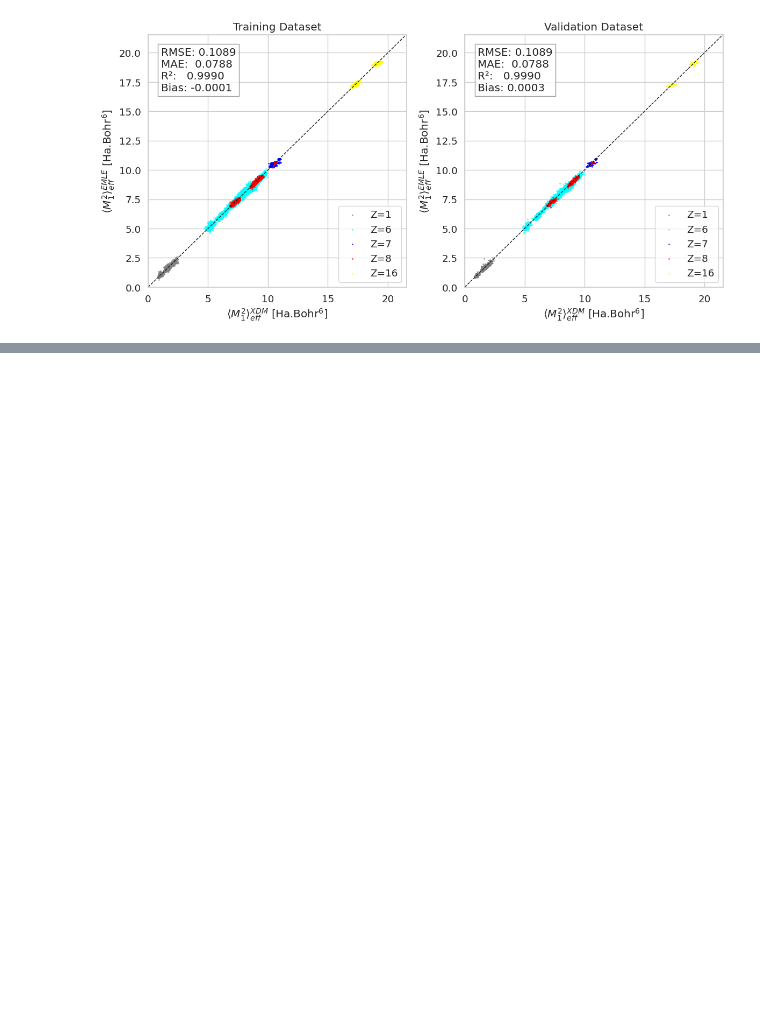
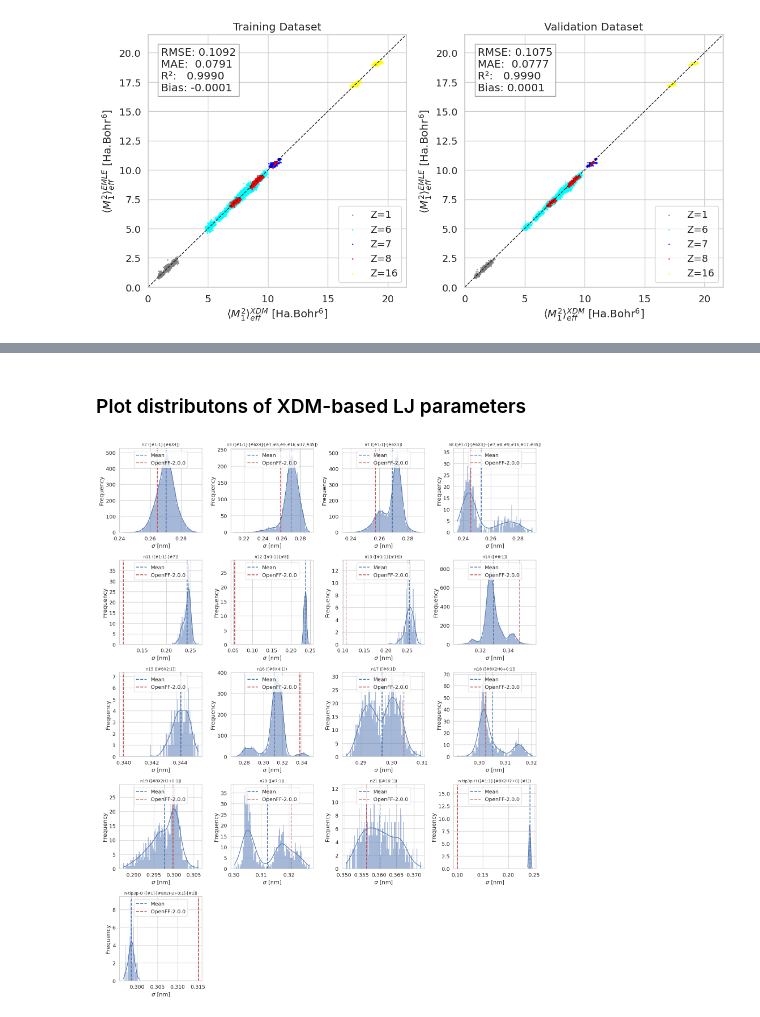
Before and after one commit to michellab/EMLE_LJ_SI, a Jupyter notebook: training/xdm_moments/train_xdm_moments.ipynb, the cells around one changed output, grey strips where cells are left out. Saved outputs shown, nothing was run; the diff lists cells and outputs as text; code cells hidden in the pictures; blank space fills up the shorter version.

Commit message:
Add mapping to OpenFF params

```diff
--- a/training/xdm_moments/train_xdm_moments.ipynb
+++ b/training/xdm_moments/train_xdm_moments.ipynb
@@ -224,10 +230,11 @@ training_results = scipy.io.loadmat(plot_data_filename)
 # Get testing results
 emle = EMLE(model="ligand_patched_reference_iter2_c6.mat", dispersion_mode="c6", device=device)
 emle_base = emle._emle_base
-*_, c6_pred_val = emle_base.forward(
+a, b, c, d, c6_pred_val, _ = emle_base.forward(
     species_val,
     xyz_val.to(torch.float32),
     torch.zeros(xyz_val.shape[0], device=device),
+    calc_A_thole=True,
     calc_c6=True,
 )
 # %%
@@ -306,0 +356,16 @@ plt.show()
+# %%
+# Map from predicted LJ parameters to OpenFF vdW parameters
+emle_lj = {param_id: {'sigma': [], 'epsilon': []} for param_id in off_vdw_params.keys()}
+for i, mol in enumerate(atom_types):
+    for j, at in enumerate(mol):
+        emle_lj[at]['sigma'].append(sigma[i][j].item())
+        emle_lj[at]['epsilon'].append(epsilon[i][j].item())
+
+# Discard empty entries
+emle_lj = {k: v for k, v in emle_lj.items() if v['sigma'] and v['epsilon']}
+
+# Calculate mean values for each parameter
+for param_id, values in emle_lj.items():
+    emle_lj[param_id]['sigma_mean'] = np.mean(values['sigma'])
+    emle_lj[param_id]['epsilon_mean'] = np.mean(values['epsilon'])
+    emle_lj[param_id]['smirks'] = off_vdw_params[param_id]['smirks']
@@ -306,0 +381,30 @@ plt.show()
+# %% [markdown]
+### Plot distributons of XDM-based LJ parameters
+# %%
+off_types = sorted(emle_lj.keys(), key=natural_key)
+n = len(off_types)
+cols = 4
+rows = int(np.ceil(n / cols))
+fig, axes = plt.subplots(rows, cols, figsize=(16, 4 * rows))
+axes = axes.flatten()
+
+for ax, at in zip(axes, off_types):
+    data = emle_lj[at]['sigma']
+    mean_val = emle_lj[at]['sigma_mean']
+    off_val = off_vdw_params[at]['sigma']
+
+    sns.histplot(data, bins=100, kde=True, ax=ax, linewidth=0)
+    ax.axvline(mean_val, color='b', linestyle='dashed', linewidth=2, label='Mean')
+    ax.axvline(off_val, color='r', linestyle='dashed', linewidth=2, label='OpenFF-2.0.0')
+
+    ax.set_title(f'{at} ({emle_lj[at]["smirks"]})', fontsize=10)
+    ax.set_xlabel(r"$\sigma$ [nm]")
+    ax.set_ylabel("Frequency")
+    ax.legend(loc='upper center')
+
+for ax in axes[n:]:
+    ax.set_visible(False)
+
+plt.tight_layout()
+# %% [output]
+[figure, added]
```
Also changed, not shown: parts of 13 cells of this notebook, 4 other files.
